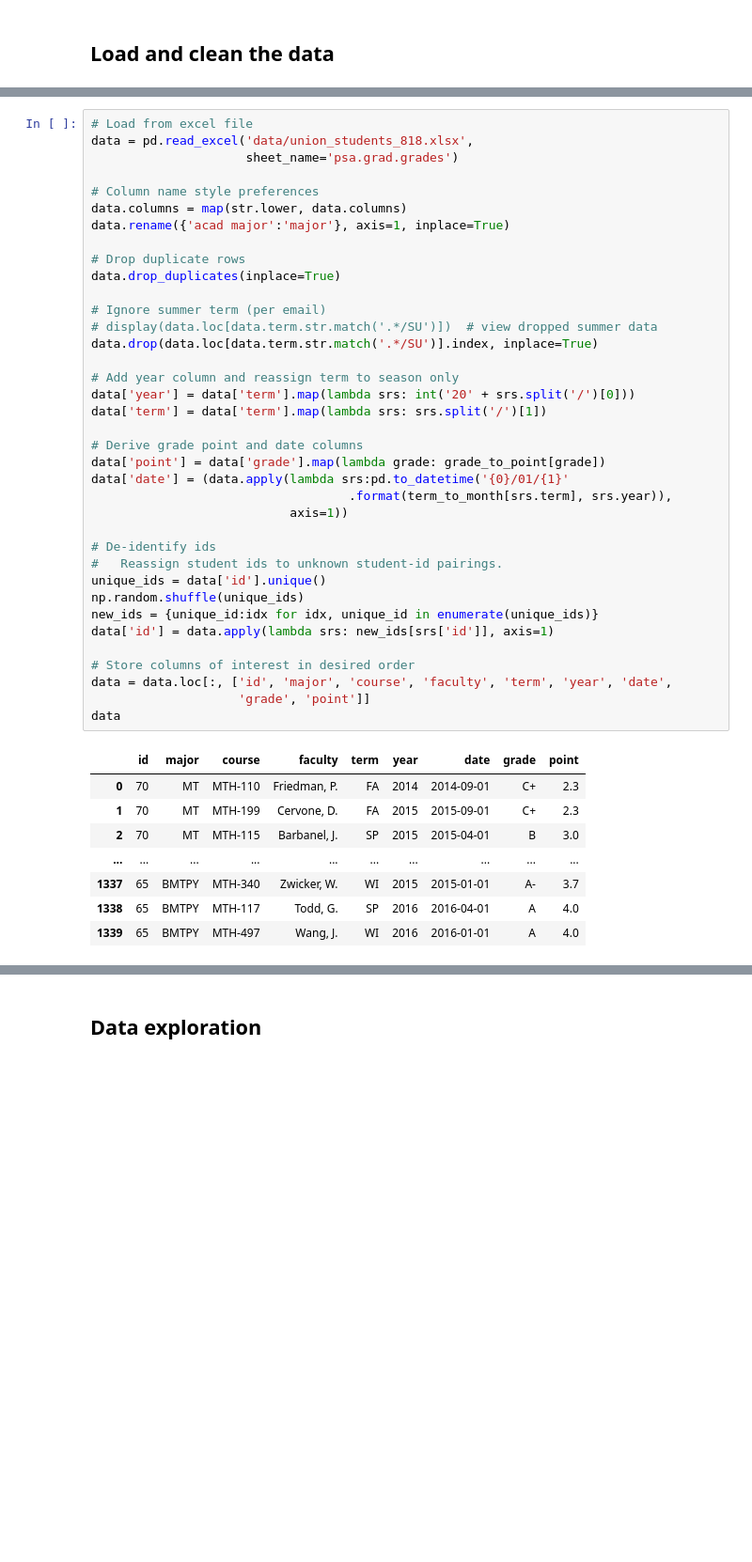
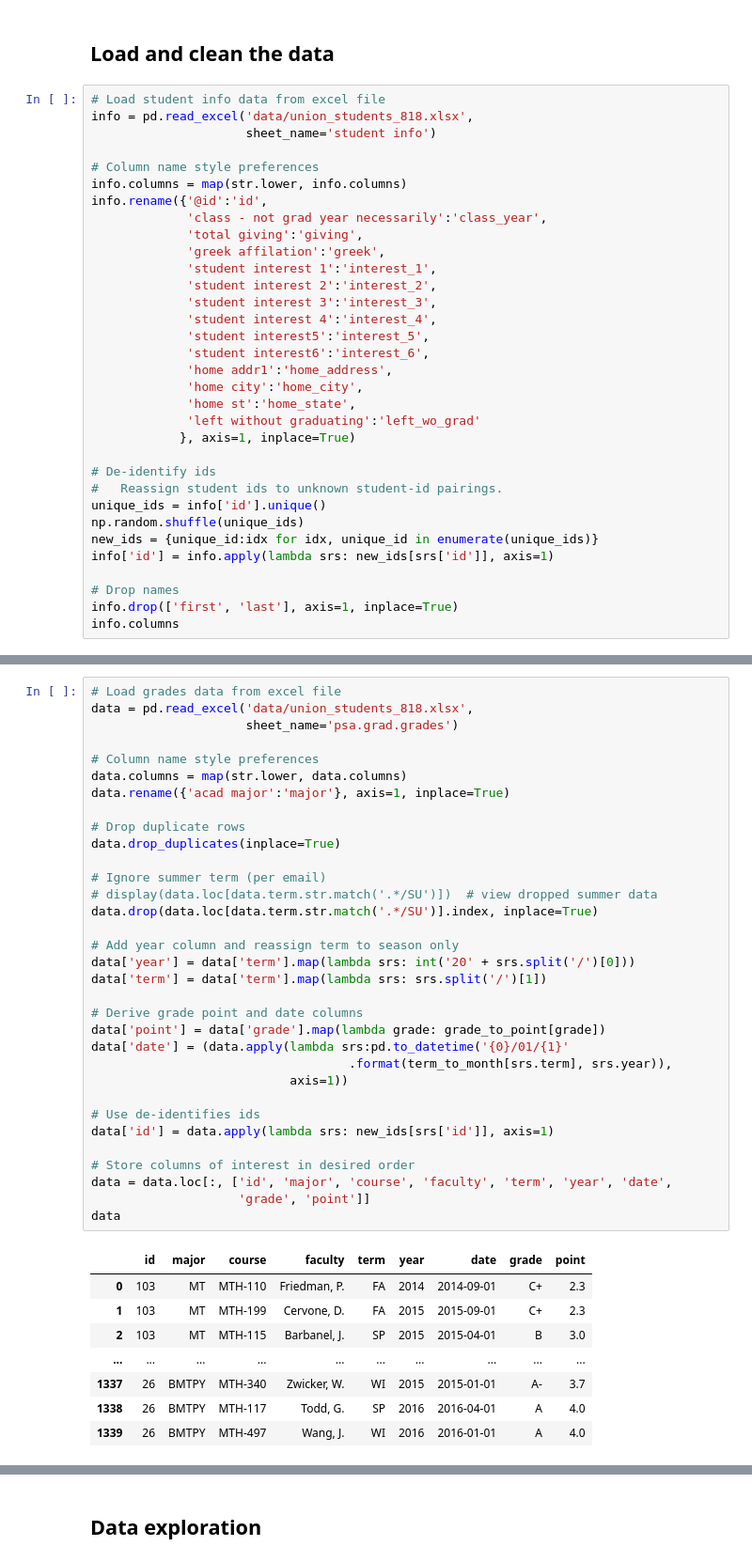
Before and after one commit to pmgasper/union_students, a Jupyter notebook: data_exploration.ipynb, the cells around one changed output, grey strips where cells are left out. Shown at 94% size. Saved outputs shown, nothing was run; the diff lists cells and outputs as text; blank space fills up the shorter version.

```diff
--- a/data_exploration.ipynb
+++ b/data_exploration.ipynb
@@ -64,3 +64,36 @@ courses_thesis = ['MTH-497', 'MTH-499']
 courses_select = courses_intro + courses_core + courses_thesis
 # %% [markdown]
 ## Load and clean the data
+# %%
+# Load student info data from excel file
+info = pd.read_excel('data/union_students_818.xlsx',
+                     sheet_name='student info')
+
+# Column name style preferences
+info.columns = map(str.lower, info.columns)
+info.rename({'@id':'id',
+             'class - not grad year necessarily':'class_year',
+             'total giving':'giving',
+             'greek affilation':'greek',
+             'student interest 1':'interest_1',
+             'student interest 2':'interest_2',
+             'student interest 3':'interest_3',
+             'student interest 4':'interest_4',
+             'student interest5':'interest_5',
+             'student interest6':'interest_6',
+             'home addr1':'home_address',
+             'home city':'home_city',
+             'home st':'home_state',
+             'left without graduating':'left_wo_grad'
+            }, axis=1, inplace=True)
+
+# De-identify ids
+#   Reassign student ids to unknown student-id pairings.
+unique_ids = info['id'].unique()
+np.random.shuffle(unique_ids)
+new_ids = {unique_id:idx for idx, unique_id in enumerate(unique_ids)}
+info['id'] = info.apply(lambda srs: new_ids[srs['id']], axis=1)
+
+# Drop names
+info.drop(['first', 'last'], axis=1, inplace=True)
+info.columns
@@ -67,49 +106,45 @@ courses_select = courses_intro + courses_core + courses_thesis
 # %%
-# Load from excel file
+# Load grades data from excel file
 data = pd.read_excel('data/union_students_818.xlsx',
                      sheet_name='psa.grad.grades')
 
 # Column name style preferences
 data.columns = map(str.lower, data.columns)
 data.rename({'acad major':'major'}, axis=1, inplace=True)
 
 # Drop duplicate rows
 data.drop_duplicates(inplace=True)
 
 # Ignore summer term (per email)
 # display(data.loc[data.term.str.match('.*/SU')])  # view dropped summer data
 data.drop(data.loc[data.term.str.match('.*/SU')].index, inplace=True)
 
 # Add year column and reassign term to season only
 data['year'] = data['term'].map(lambda srs: int('20' + srs.split('/')[0]))
 data['term'] = data['term'].map(lambda srs: srs.split('/')[1])
 
 # Derive grade point and date columns
 data['point'] = data['grade'].map(lambda grade: grade_to_point[grade])
 data['date'] = (data.apply(lambda srs:pd.to_datetime('{0}/01/{1}'
                                    .format(term_to_month[srs.term], srs.year)),
                            axis=1))
 
-# De-identify ids
-#   Reassign student ids to unknown student-id pairings.
-unique_ids = data['id'].unique()
-np.random.shuffle(unique_ids)
-new_ids = {unique_id:idx for idx, unique_id in enumerate(unique_ids)}
+# Use de-identifies ids
 data['id'] = data.apply(lambda srs: new_ids[srs['id']], axis=1)
 
 # Store columns of interest in desired order
 data = data.loc[:, ['id', 'major', 'course', 'faculty', 'term', 'year', 'date',
                     'grade', 'point']]
 data
 # %% [output]
 |  | id | major | course | faculty | term | year | date | grade | point |
-| 0 | 70 | MT | MTH-110 | Friedman, P. | FA | 2014 | 2014-09-01 | C+ | 2.3 |
-| 1 | 70 | MT | MTH-199 | Cervone, D. | FA | 2015 | 2015-09-01 | C+ | 2.3 |
-| 2 | 70 | MT | MTH-115 | Barbanel, J. | SP | 2015 | 2015-04-01 | B | 3.0 |
+| 0 | 103 | MT | MTH-110 | Friedman, P. | FA | 2014 | 2014-09-01 | C+ | 2.3 |
+| 1 | 103 | MT | MTH-199 | Cervone, D. | FA | 2015 | 2015-09-01 | C+ | 2.3 |
+| 2 | 103 | MT | MTH-115 | Barbanel, J. | SP | 2015 | 2015-04-01 | B | 3.0 |
 | ... | ... | ... | ... | ... | ... | ... | ... | ... | ... |
-| 1337 | 65 | BMTPY | MTH-340 | Zwicker, W. | WI | 2015 | 2015-01-01 | A- | 3.7 |
-| 1338 | 65 | BMTPY | MTH-117 | Todd, G. | SP | 2016 | 2016-04-01 | A | 4.0 |
-| 1339 | 65 | BMTPY | MTH-497 | Wang, J. | WI | 2016 | 2016-01-01 | A | 4.0 |
+| 1337 | 26 | BMTPY | MTH-340 | Zwicker, W. | WI | 2015 | 2015-01-01 | A- | 3.7 |
+| 1338 | 26 | BMTPY | MTH-117 | Todd, G. | SP | 2016 | 2016-04-01 | A | 4.0 |
+| 1339 | 26 | BMTPY | MTH-497 | Wang, J. | WI | 2016 | 2016-01-01 | A | 4.0 |
 1226 rows × 9 columns
 # %% [markdown]
 ## Data exploration
```
Also changed, not shown: parts of 26 cells of this notebook.
